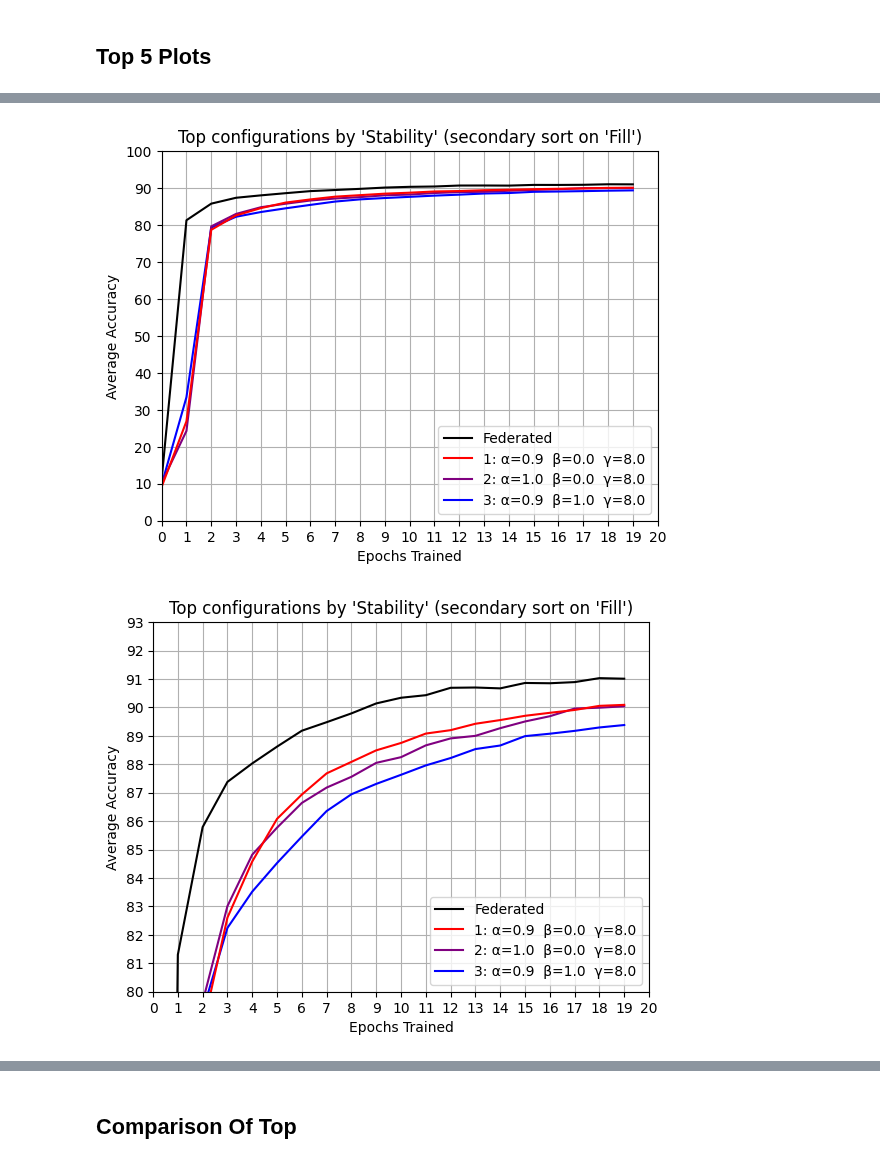
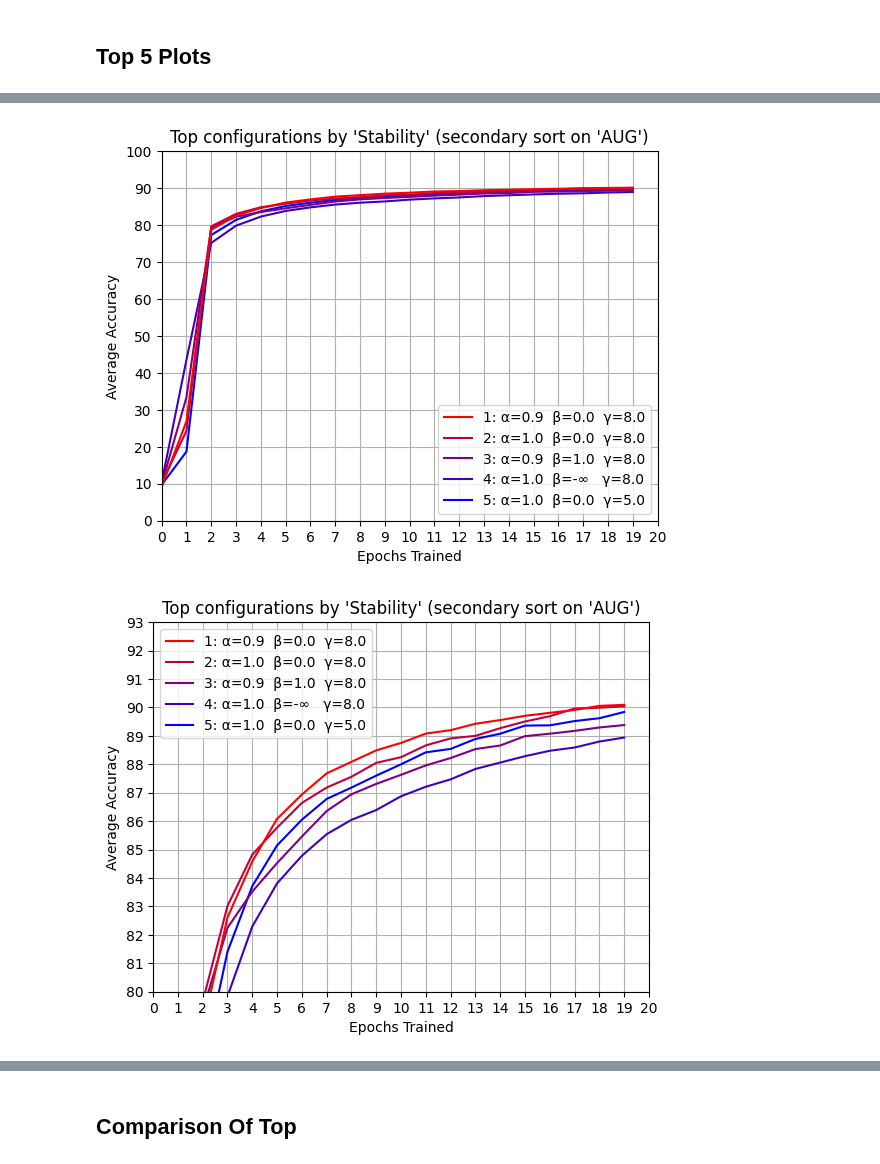
Before and after one commit to JoshPattman/thirdyear-proj, a Jupyter notebook: comp3200-cw/v3/visualise.ipynb, the cells around one changed output, grey strips where cells are left out. Cells and saved outputs as stored; diff of their text form; code cells hidden in the pictures.

```diff
--- a/comp3200-cw/v3/visualise.ipynb
+++ b/comp3200-cw/v3/visualise.ipynb
@@ -159,9 +181,9 @@ top_plot(3, "fill", "Top configurations by 'Fill'", show_fl=True, zoom=True)
 # %%
-top_plot(3, "stability|fill", "Top configurations by 'Stability' (secondary sort on 'Fill')", show_fl=True)
-top_plot(3, "stability|fill", "Top configurations by 'Stability' (secondary sort on 'Fill')", show_fl=True, zoom=True)
+top_plot(5, "stability|fill", "Top configurations by 'Stability' (secondary sort on 'AUG')", show_fl=False)
+top_plot(5, "stability|fill", "Top configurations by 'Stability' (secondary sort on 'AUG')", show_fl=False, zoom=True)
 # %% [output]
-[figure, old version]
+[figure, new version]
-[figure, old version]
+[figure, new version]
 # %%
 top_plot(5, "consistency", "Top configurations by 'Consistency'", show_fl=True)
 # %% [output]
```
Also changed, not shown: parts of 5 cells of this notebook, 32 other files.
